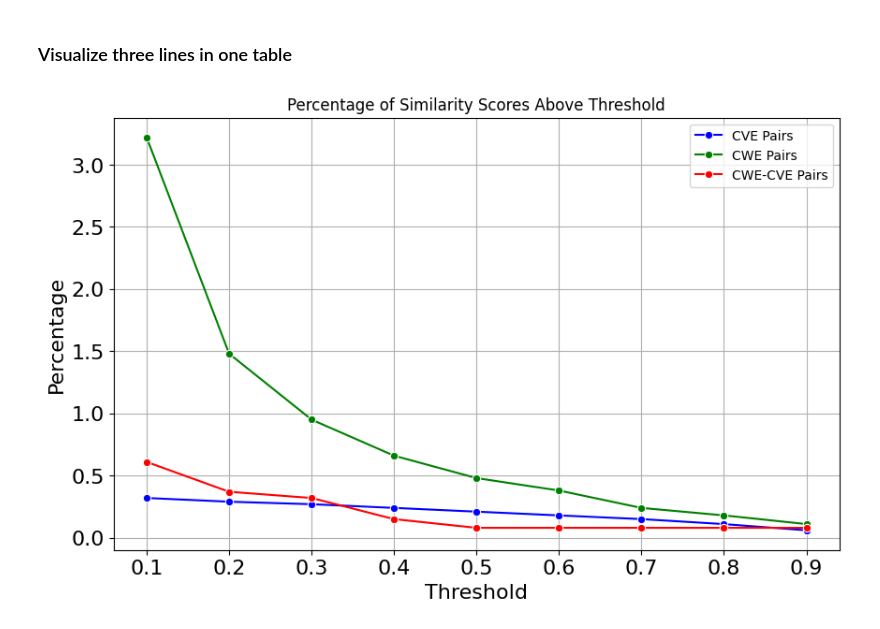
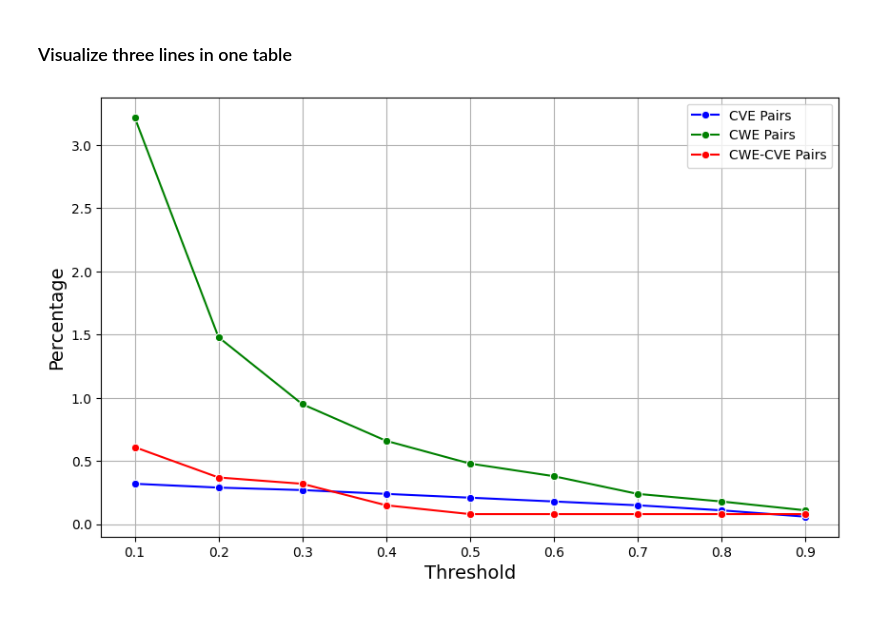
Before and after one commit to Wapiti08/DPAnalyzer, a Jupyter notebook: exp/json_exp.ipynb, the cells around one changed output. Cells and saved outputs as stored; diff of their text form; code cells hidden in the pictures.

```diff
--- a/exp/json_exp.ipynb
+++ b/exp/json_exp.ipynb
@@ -723,43 +657,39 @@ Percentage of CVE pairs with similarity score above 0.9: 0.08%
 # %%
 import matplotlib.pyplot as plt
 import seaborn as sns
+
 
 # Data for CVE pairs, CWE pairs, and CWE-CVE pairs
 thresholds = [0.1, 0.2, 0.3, 0.4, 0.5, 0.6, 0.7, 0.8, 0.9]
 
 # Percentages for each dataset (from the example you provided)
 cve_percentages = [0.32, 0.29, 0.27, 0.24, 0.21, 0.18, 0.15, 0.11, 0.06]
 cwe_percentages = [3.22, 1.48, 0.95, 0.66, 0.48, 0.38, 0.24, 0.18, 0.11]
 cwe_cve_percentages = [0.61, 0.37, 0.32, 0.15, 0.08, 0.08, 0.08, 0.08, 0.08]
 
 # Plot the results
 plt.figure(figsize=(10, 6))
 
 # Plot CVE similarity percentages
 sns.lineplot(x=thresholds, y=cve_percentages, marker='o', label='CVE Pairs', color='b')
 
 # Plot CWE similarity percentages
 sns.lineplot(x=thresholds, y=cwe_percentages, marker='o', label='CWE Pairs', color='g')
 
 # Plot CWE-CVE similarity percentages
 sns.lineplot(x=thresholds, y=cwe_cve_percentages, marker='o', label='CWE-CVE Pairs', color='r')
 
 # Add titles and labels
-plt.title('Percentage of Similarity Scores Above Threshold')
-plt.xlabel('Threshold',fontsize=16)
-plt.ylabel('Percentage',fontsize=16)
+# plt.title('Percentage of Similarity Scores Above Threshold')
+plt.xlabel('Threshold',fontsize=14)
+plt.ylabel('Percentage',fontsize=14)
 plt.xticks(thresholds)
-# Get current axes and set tick parameters
-ax = plt.gca()  # Get the current axes
-ax.tick_params(axis='both', labelsize=16)  # Increase the font size of the tick labels
-
-# Add a grid for better readability
 plt.grid(True)
 
 # Display the legend
 plt.legend()
 
 # Show the plot
 plt.show()
 # %% [output]
-[figure, old version]
+[figure, new version]
```
Also changed, not shown: parts of 17 cells of this notebook, 14 other files.
